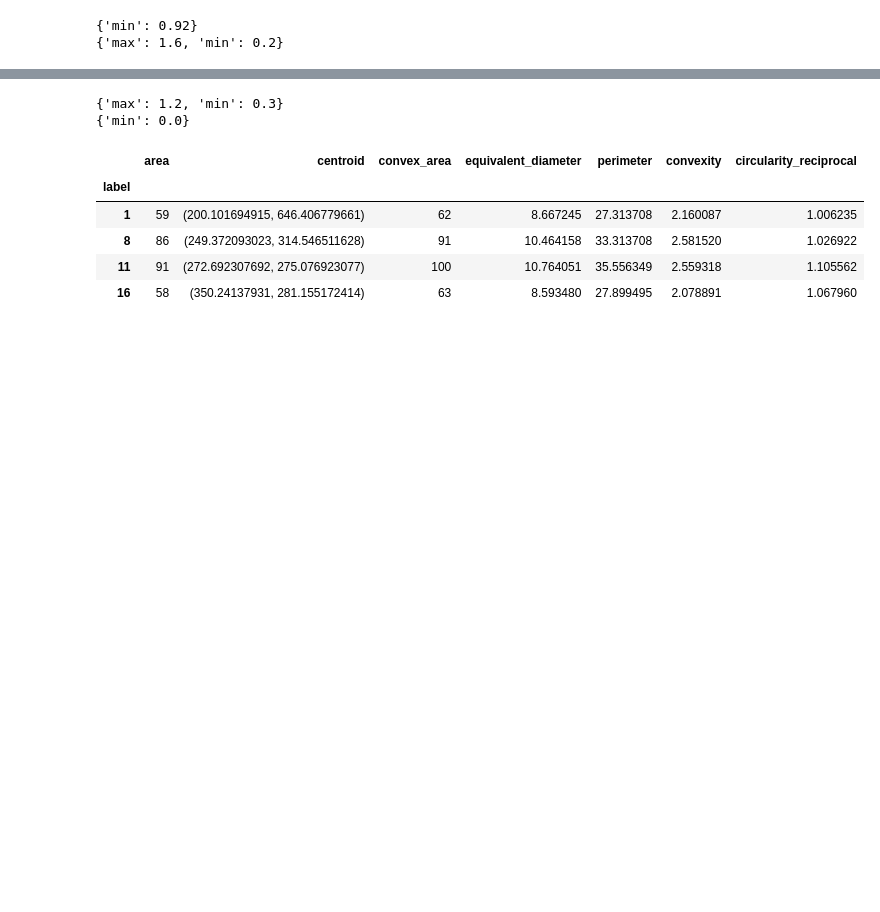
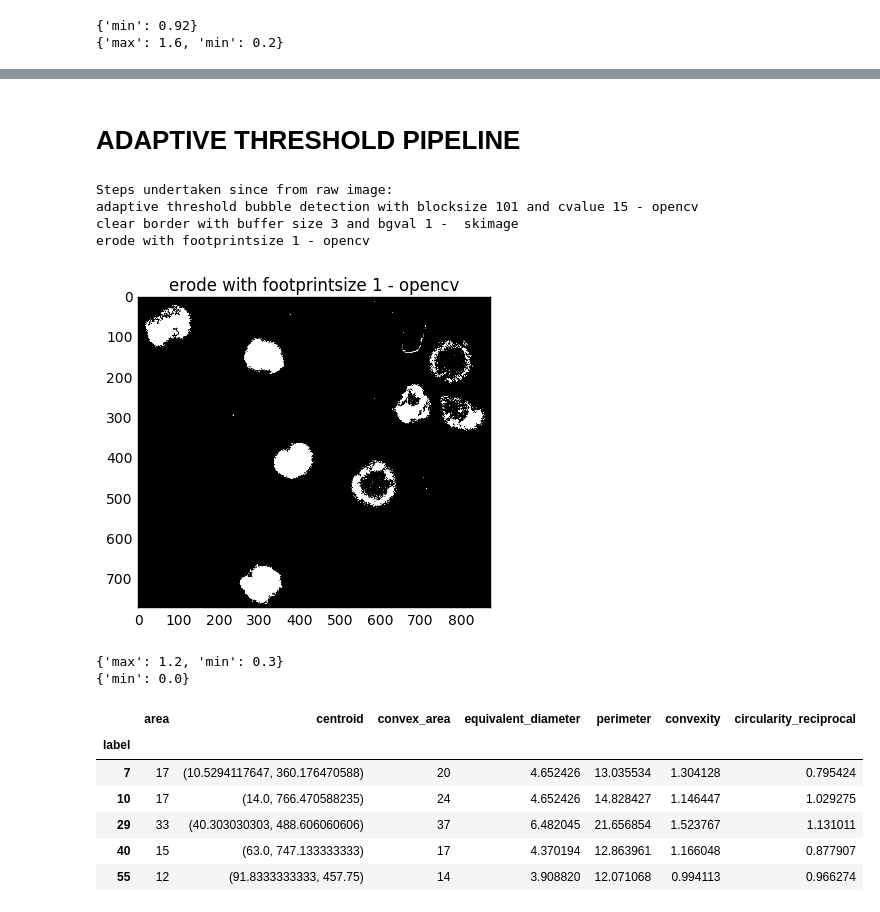
Before and after one commit to serenafalcioni/shared_nbks, a Jupyter notebook: bubblekicker_img_processing.ipynb, the cells around one changed output, grey strips where cells are left out. Cells and saved outputs as stored; diff of their text form; code cells hidden in the pictures; blank space fills up the shorter version.

Commit message:
improving the adaptive method with fillholes dilate and erode

```diff
--- a/bubblekicker_img_processing.ipynb
+++ b/bubblekicker_img_processing.ipynb
@@ -59,3 +85,19 @@ plt.imshow(marker_image)
+# %% [markdown]
+# ADAPTIVE THRESHOLD PIPELINE
+# %%
+granulecheck = AdaptiveThresholdPipeline(path + imgname, channel='red')
+result = granulecheck.run(101, 15, 3, 1, 1)
+# show the resulting image of the detected granules
+granulecheck.plot()
+
+# show the individual steps performed to get this result
+granulecheck.what_have_i_done()
+# %% [output]
+Steps undertaken since from raw image:
+adaptive threshold bubble detection with blocksize 101 and cvalue 15 - opencv
+clear border with buffer size 3 and bgval 1 -  skimage
+erode with footprintsize 1 - opencv
+[figure, added]
 # %%
 #calculate properties
 marker_image, props = bubble_properties_calculate(result,
@@ -69,10 +111,11 @@ props.head()
 # %% [output]
 |  | area | centroid | convex_area | equivalent_diameter | perimeter | convexity | circularity_reciprocal |
 | label |  |  |  |  |  |  |  |
-| 1 | 59 | (200.101694915, 646.406779661) | 62 | 8.667245 | 27.313708 | 2.160087 | 1.006235 |
-| 8 | 86 | (249.372093023, 314.546511628) | 91 | 10.464158 | 33.313708 | 2.581520 | 1.026922 |
-| 11 | 91 | (272.692307692, 275.076923077) | 100 | 10.764051 | 35.556349 | 2.559318 | 1.105562 |
-| 16 | 58 | (350.24137931, 281.155172414) | 63 | 8.593480 | 27.899495 | 2.078891 | 1.067960 |
+| 7 | 17 | (10.5294117647, 360.176470588) | 20 | 4.652426 | 13.035534 | 1.304128 | 0.795424 |
+| 10 | 17 | (14.0, 766.470588235) | 24 | 4.652426 | 14.828427 | 1.146447 | 1.029275 |
+| 29 | 33 | (40.303030303, 488.606060606) | 37 | 6.482045 | 21.656854 | 1.523767 | 1.131011 |
+| 40 | 15 | (63.0, 747.133333333) | 17 | 4.370194 | 12.863961 | 1.166048 | 0.877907 |
+| 55 | 12 | (91.8333333333, 457.75) | 14 | 3.908820 | 12.071068 | 0.994113 | 0.966274 |
 # %%
 plt.imshow(marker_image)
 # %% [output]
```
Also changed, not shown: parts of 18 cells of this notebook.
